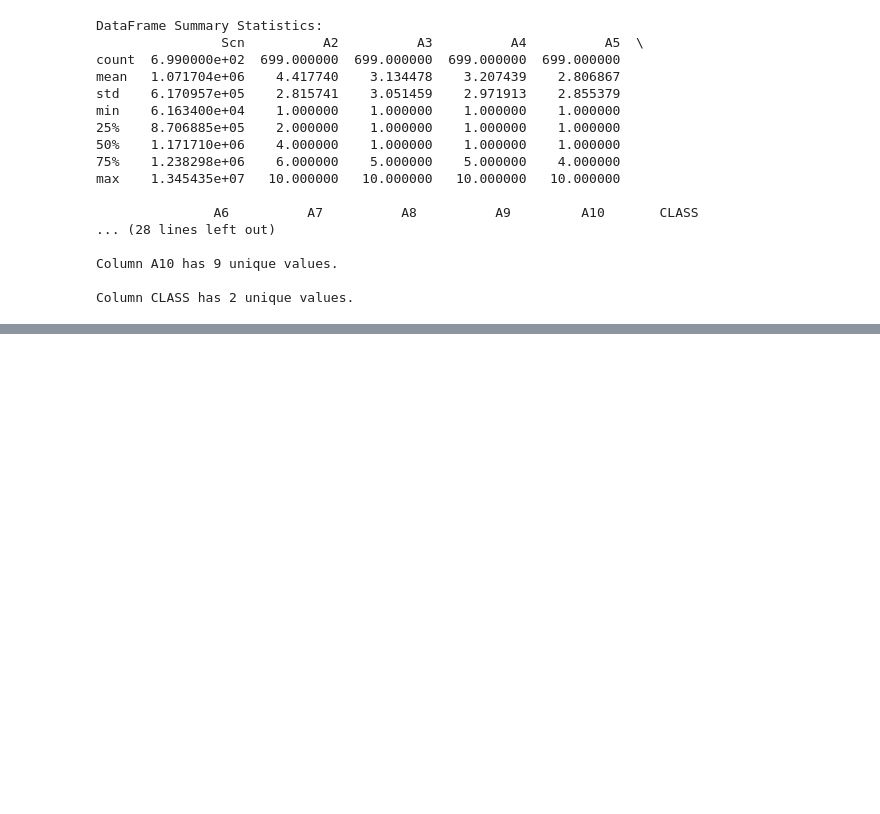
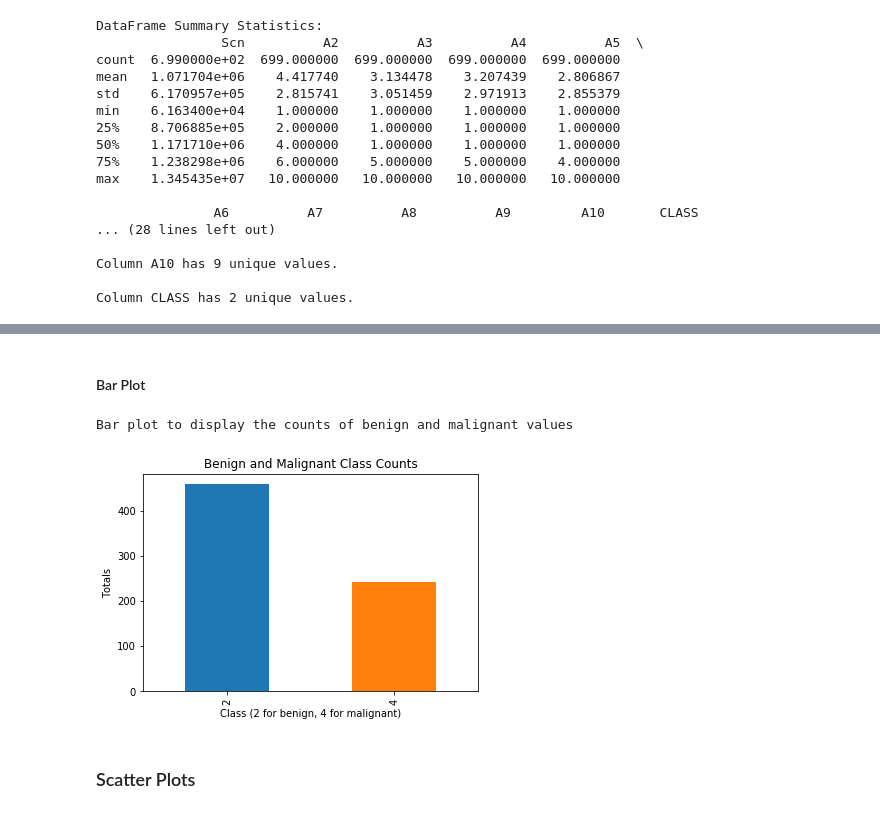
Before and after one commit to iu-data-science-python-i590/final-project-team-python-trio, a Jupyter notebook: Phase1/final_project_phase1.ipynb, the cells around one changed output, grey strips where cells are left out. Drawn from its saved outputs; the diff is of its cells as text; code cells hidden in the pictures; blank space fills up the shorter version.

```diff
--- a/Phase1/final_project_phase1.ipynb
+++ b/Phase1/final_project_phase1.ipynb
@@ -118 +173,16 @@ print(stats_df)
+# %% [markdown]
+#### Bar Plot
+# %%
+# Draw a bar plot for CLASS to see counts of benign and malignant values
+print('\n\n\n\nBar plot to display the counts of benign and malignant values')
+df.groupby('CLASS').size().plot.bar()
+plt.title('Benign and Malignant Class Counts')
+plt.xlabel('Class (2 for benign, 4 for malignant)')
+plt.ylabel('Totals')
+plt.show()
+# %% [output]
+Bar plot to display the counts of benign and malignant values
+[figure, added]
+# %% [markdown]
+### Scatter Plots
 # %%
```
Also changed, not shown: parts of 20 cells of this notebook.
